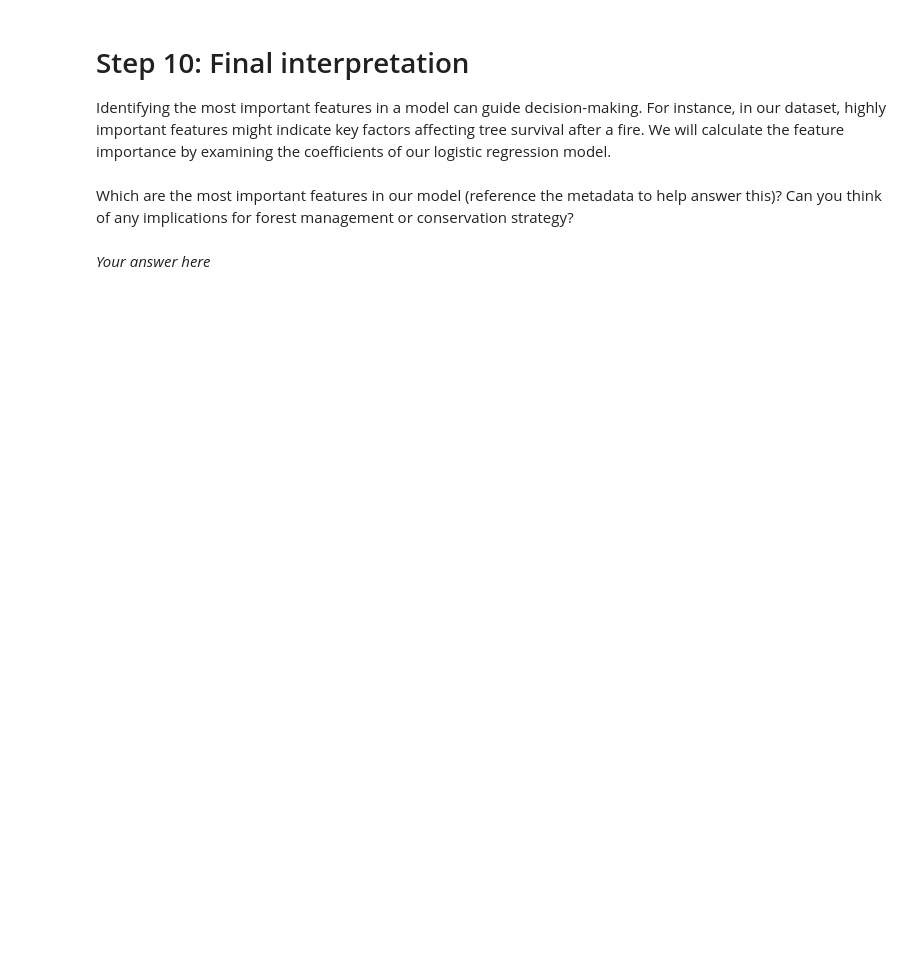
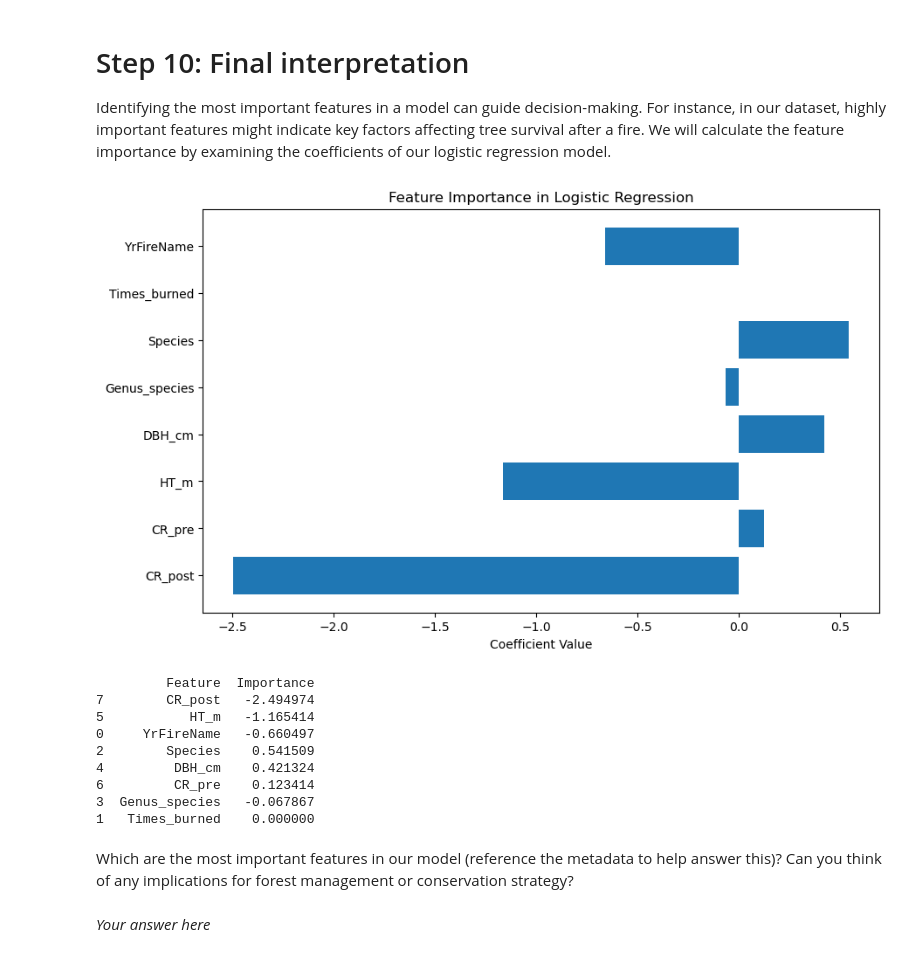
Before and after one commit to emmabeamitchell/EDS232-labs, a Jupyter notebook: Week3/lab3-wildfire.ipynb, the cells around one changed output. Drawn from its saved outputs; the diff is of its cells as text; code cells hidden in the pictures; blank space fills up the shorter version.

```diff
--- a/Week3/lab3-wildfire.ipynb
+++ b/Week3/lab3-wildfire.ipynb
@@ -204,10 +262,41 @@ How do the two models compare on AUC?  What are the implications for evaluating
 
 Identifying the most important features in a model can guide decision-making. For instance, in our dataset, highly important features might indicate key factors affecting tree survival after a fire. We will calculate the feature importance by examining the coefficients of our logistic regression model.
 # %%
-...
+coefficients = model.coef_[0]
+
+feature_names = X_train.columns
+
+# Create a DataFrame to visualize feature importance
+feature_importance_df = pd.DataFrame({
+    'Feature': feature_names,
+    'Importance': coefficients
+})
+import matplotlib.pyplot as plt
+
+# Sort the DataFrame by importance
+importance_df = feature_importance_df.sort_values(by='Importance', key=abs, ascending=False)
+
+# Plot the feature importance
+plt.figure(figsize=(10,6))
+plt.barh(feature_importance_df['Feature'], feature_importance_df['Importance'])
+plt.xlabel('Coefficient Value')
+plt.title('Feature Importance in Logistic Regression')
+plt.gca().invert_yaxis()  # Invert y-axis to have the most important feature at the top
+plt.show()
 
 # Print the sorted feature importance
 print(importance_df)
+# %% [output]
+[figure, added]
+         Feature  Importance
+7        CR_post   -2.494974
+5           HT_m   -1.165414
+0     YrFireName   -0.660497
+2        Species    0.541509
+4         DBH_cm    0.421324
+6         CR_pre    0.123414
+3  Genus_species   -0.067867
+1   Times_burned    0.000000
 # %% [markdown]
 Which are the most important features in our model (reference the metadata to help answer this)? Can you think of any implications for forest management or conservation strategy?
 # %% [markdown]
```
Also changed, not shown: parts of 10 cells of this notebook, 1 other file.
